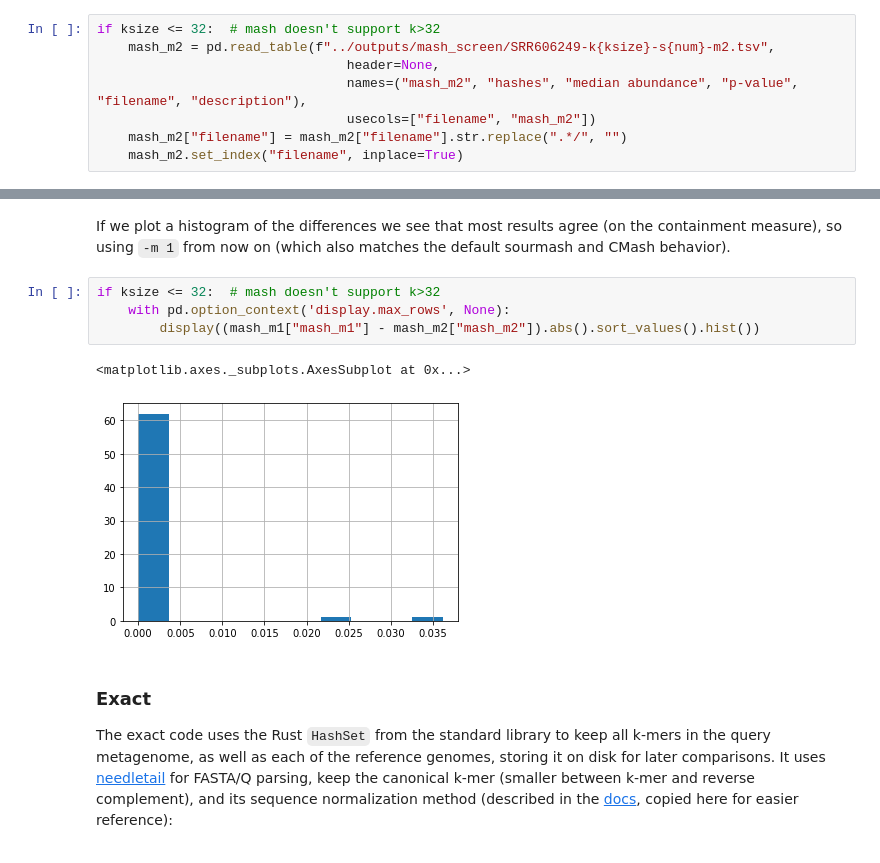
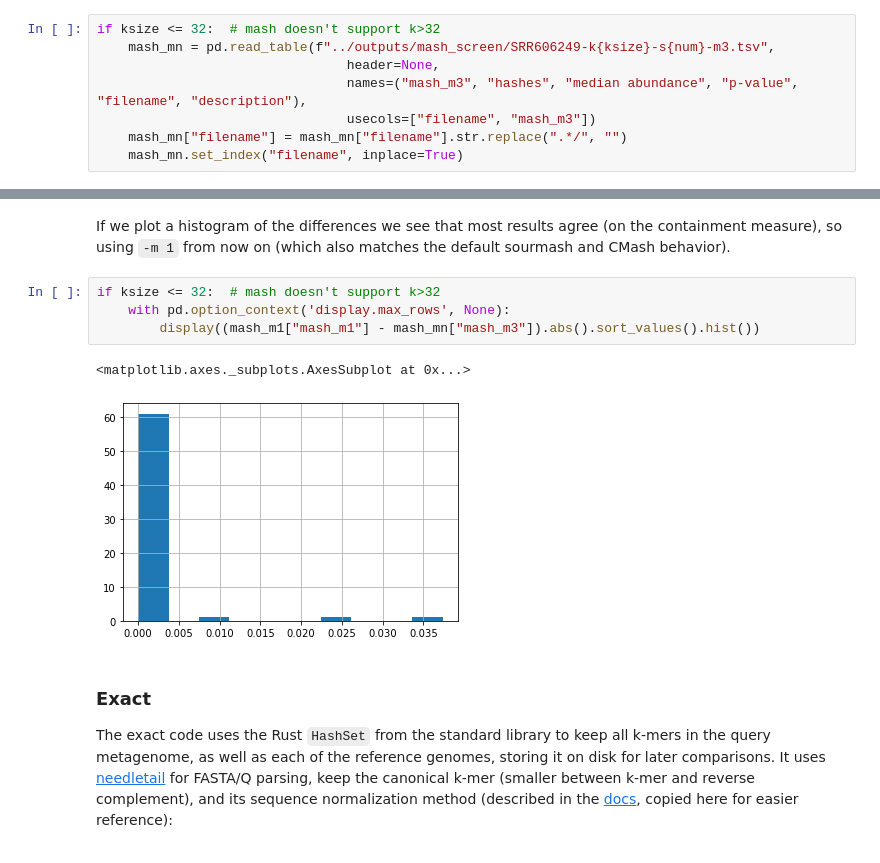
Before and after one commit to luizirber/phd, a Jupyter notebook: experiments/smol_gather/notebooks/analysis.ipynb, the cells around one changed output, grey strips where cells are left out. Saved outputs shown, nothing was run; the diff lists cells and outputs as text.

Commit message:
use -m3 to match mash screen paper

```diff
--- a/experiments/smol_gather/notebooks/analysis.ipynb
+++ b/experiments/smol_gather/notebooks/analysis.ipynb
@@ -92,11 +92,11 @@ Since `mash sketch` has a cutoff parameter `-m` that can be used to discard k-me
 # %%
 if ksize <= 32:  # mash doesn't support k>32
-    mash_m2 = pd.read_table(f"../outputs/mash_screen/SRR606249-k{ksize}-s{num}-m2.tsv",
+    mash_mn = pd.read_table(f"../outputs/mash_screen/SRR606249-k{ksize}-s{num}-m3.tsv",
                                 header=None,
-                                names=("mash_m2", "hashes", "median abundance", "p-value", "filename", "description"),
-                                usecols=["filename", "mash_m2"])
-    mash_m2["filename"] = mash_m2["filename"].str.replace(".*/", "")
-    mash_m2.set_index("filename", inplace=True)
+                                names=("mash_m3", "hashes", "median abundance", "p-value", "filename", "description"),
+                                usecols=["filename", "mash_m3"])
+    mash_mn["filename"] = mash_mn["filename"].str.replace(".*/", "")
+    mash_mn.set_index("filename", inplace=True)
 # %%
 if ksize <= 32:  # mash doesn't support k>32
     mash_m1 = pd.read_table(f"../outputs/mash_screen/SRR606249-k{ksize}-s{num}-m1.tsv",
@@ -110,10 +110,10 @@ If we plot a histogram of the differences we see that most results agree (on the
 # %%
 if ksize <= 32:  # mash doesn't support k>32
     with pd.option_context('display.max_rows', None):
-        display((mash_m1["mash_m1"] - mash_m2["mash_m2"]).abs().sort_values().hist())
+        display((mash_m1["mash_m1"] - mash_mn["mash_m3"]).abs().sort_values().hist())
 # %% [output]
 <matplotlib.axes._subplots.AxesSubplot at 0x...>
-[figure, old version]
+[figure, new version]
 # %% [markdown]
 ### Exact
 
```
Also changed, not shown: parts of 7 cells of this notebook, 5 other files.
